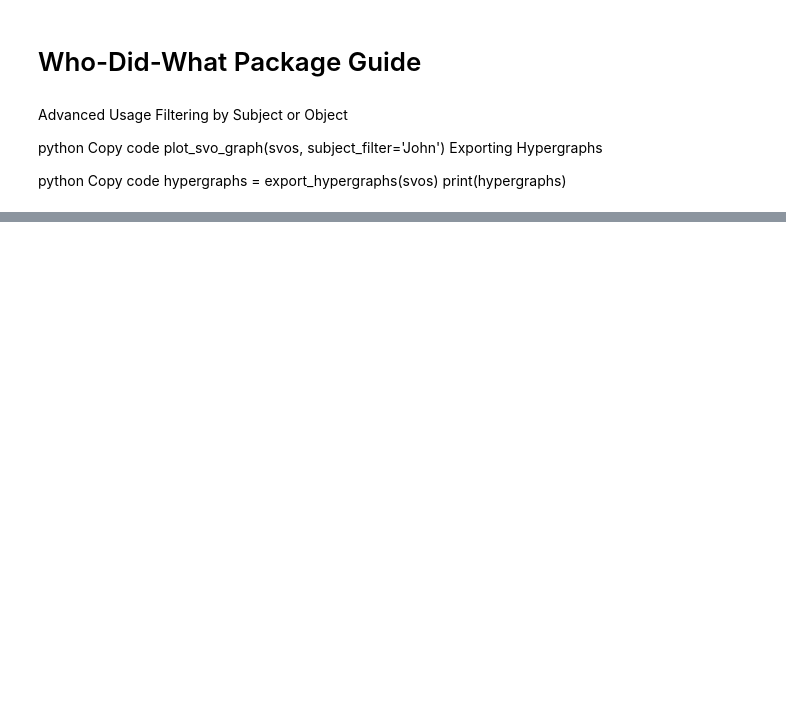
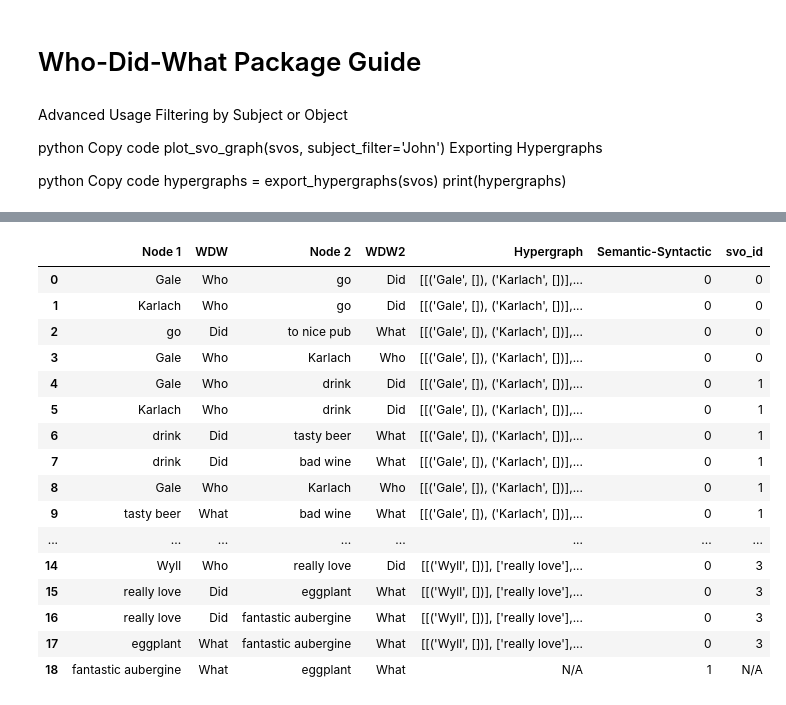
Before and after one commit to RiccardoImprota/Who-Did-What-Networks, a Jupyter notebook: Docs & Guides/Starting Guide.ipynb, the cells around one changed output, grey strips where cells are left out. Saved outputs shown, nothing was run; the diff lists cells and outputs as text; code cells hidden in the pictures; blank space fills up the shorter version.

```diff
--- a/Docs & Guides/Starting Guide.ipynb
+++ b/Docs & Guides/Starting Guide.ipynb
@@ -217,0 +119,20 @@ Copy code
+# %%
+display(svo)
+# %% [output]
+|  | Node 1 | WDW | Node 2 | WDW2 | Hypergraph | Semantic-Syntactic | svo_id |
+| 0 | Gale | Who | go | Did | [[('Gale', []), ('Karlach', [])],... | 0 | 0 |
+| 1 | Karlach | Who | go | Did | [[('Gale', []), ('Karlach', [])],... | 0 | 0 |
+| 2 | go | Did | to nice pub | What | [[('Gale', []), ('Karlach', [])],... | 0 | 0 |
+| 3 | Gale | Who | Karlach | Who | [[('Gale', []), ('Karlach', [])],... | 0 | 0 |
+| 4 | Gale | Who | drink | Did | [[('Gale', []), ('Karlach', [])],... | 0 | 1 |
+| 5 | Karlach | Who | drink | Did | [[('Gale', []), ('Karlach', [])],... | 0 | 1 |
+| 6 | drink | Did | tasty beer | What | [[('Gale', []), ('Karlach', [])],... | 0 | 1 |
+| 7 | drink | Did | bad wine | What | [[('Gale', []), ('Karlach', [])],... | 0 | 1 |
+| 8 | Gale | Who | Karlach | Who | [[('Gale', []), ('Karlach', [])],... | 0 | 1 |
+| 9 | tasty beer | What | bad wine | What | [[('Gale', []), ('Karlach', [])],... | 0 | 1 |
+| ... | ... | ... | ... | ... | ... | ... | ... |
+| 14 | Wyll | Who | really love | Did | [[('Wyll', [])], ['really love'],... | 0 | 3 |
+| 15 | really love | Did | eggplant | What | [[('Wyll', [])], ['really love'],... | 0 | 3 |
+| 16 | really love | Did | fantastic aubergine | What | [[('Wyll', [])], ['really love'],... | 0 | 3 |
+| 17 | eggplant | What | fantastic aubergine | What | [[('Wyll', [])], ['really love'],... | 0 | 3 |
+| 18 | fantastic aubergine | What | eggplant | What | N/A | 1 | N/A |
```
Also changed, not shown: parts of 13 cells of this notebook, 2 other files.
